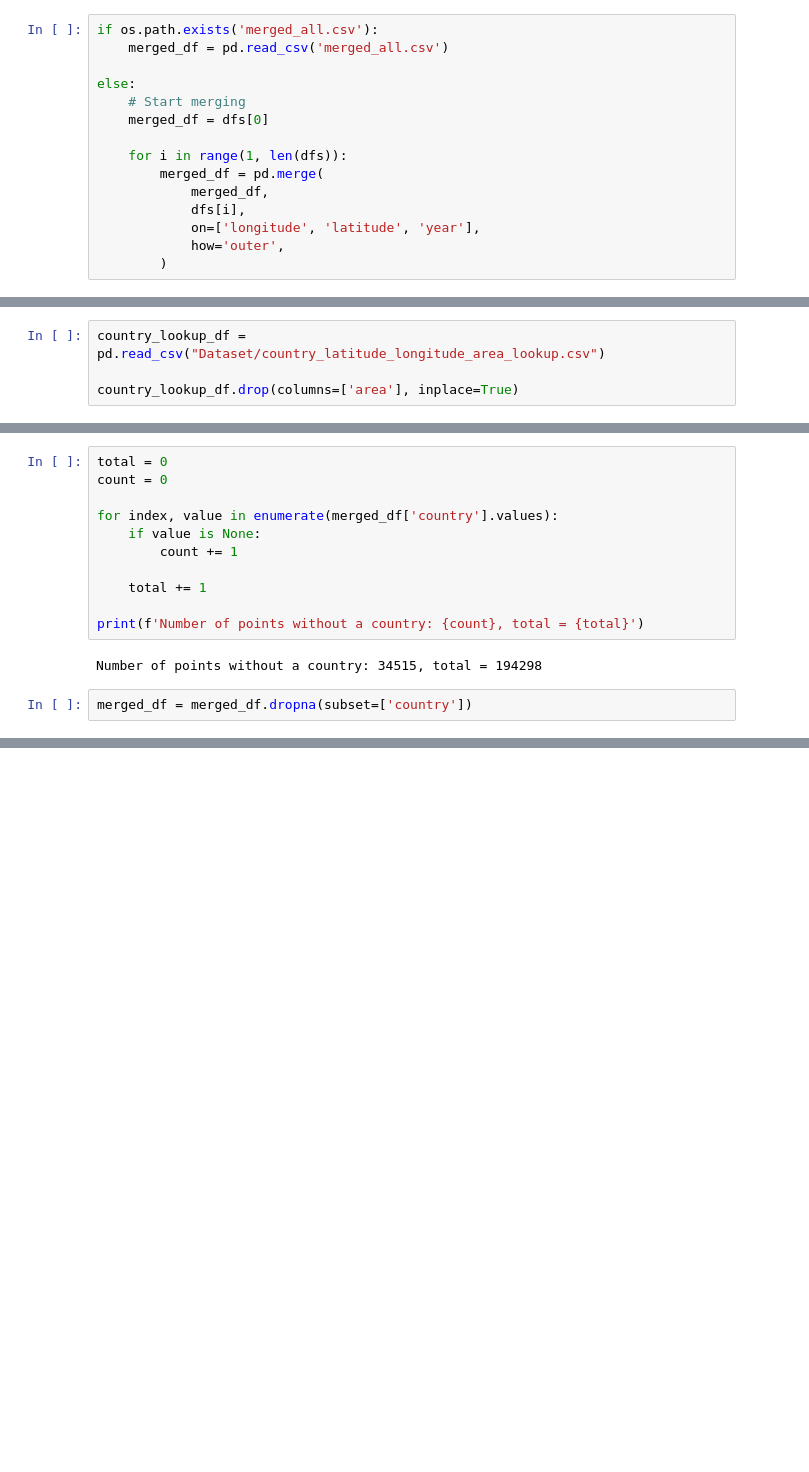
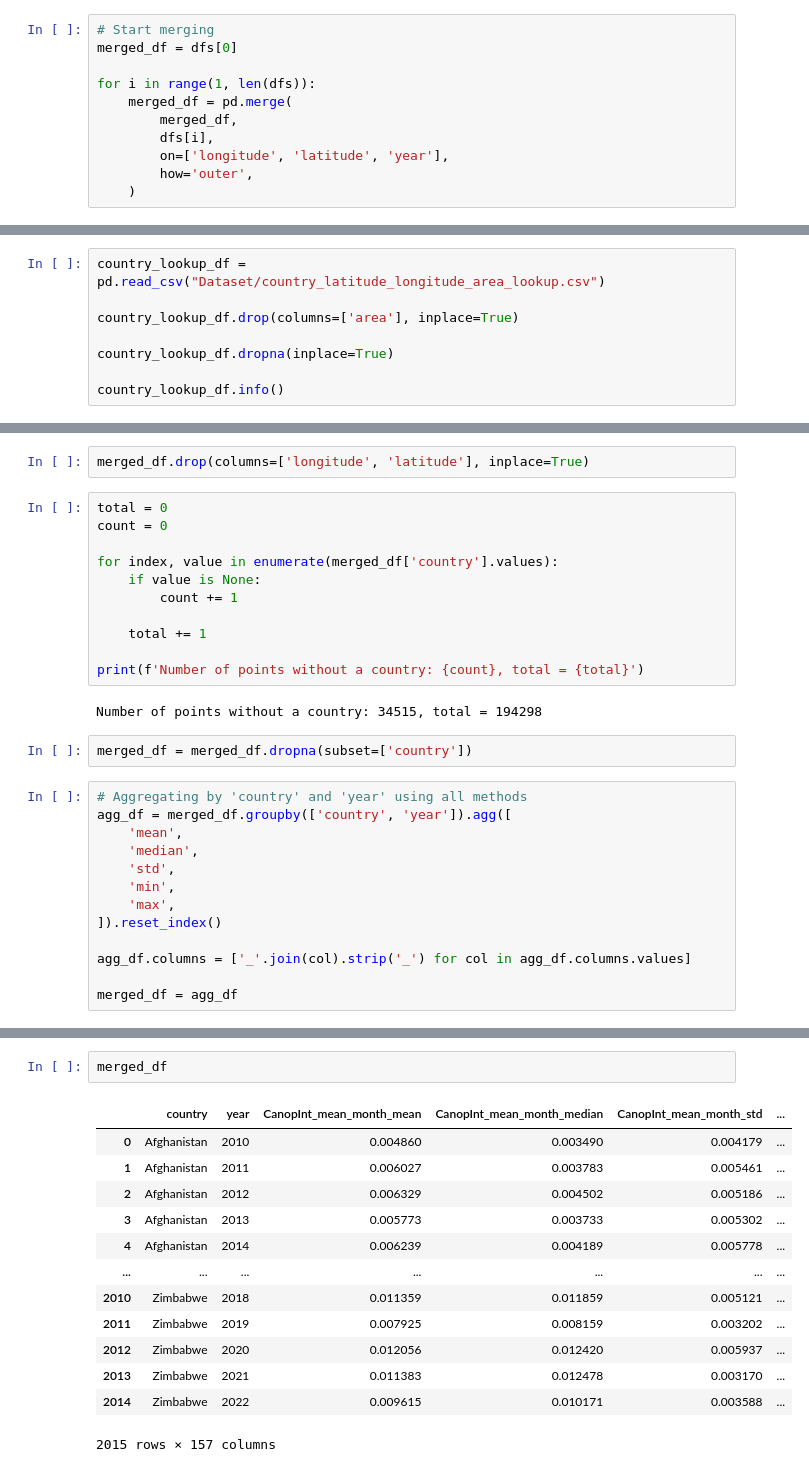
Before and after one commit to Ahmed-Sameh-MM/Crop-Yield-Predictor, a Jupyter notebook: code.ipynb, the cells around one changed output, grey strips where cells are left out. Saved outputs shown, nothing was run; the diff lists cells and outputs as text; blank space fills up the shorter version.

```diff
--- a/code.ipynb
+++ b/code.ipynb
@@ -79,20 +132,16 @@ for df in dfs:
 
     df.drop(columns=month_cols, inplace=True)
 # %%
-if os.path.exists('merged_all.csv'):
-    merged_df = pd.read_csv('merged_all.csv')
+# Start merging
+merged_df = dfs[0]
 
-else:
-    # Start merging
-    merged_df = dfs[0]
-
-    for i in range(1, len(dfs)):
-        merged_df = pd.merge(
-            merged_df,
-            dfs[i],
-            on=['longitude', 'latitude', 'year'],
-            how='outer',
-        )
+for i in range(1, len(dfs)):
+    merged_df = pd.merge(
+        merged_df,
+        dfs[i],
+        on=['longitude', 'latitude', 'year'],
+        how='outer',
+    )
 # %%
 land_cover_df = pd.read_csv("Dataset/Land_cover_percent_data.csv")
 
@@ -130,3 +176,7 @@ None
 country_lookup_df = pd.read_csv("Dataset/country_latitude_longitude_area_lookup.csv")
 
 country_lookup_df.drop(columns=['area'], inplace=True)
+
+country_lookup_df.dropna(inplace=True)
+
+country_lookup_df.info()
@@ -188,3 +245,5 @@ print(merged_df)
+# %%
+merged_df.drop(columns=['longitude', 'latitude'], inplace=True)
 # %%
 total = 0
 count = 0
@@ -200,6 +259,19 @@ print(f'Number of points without a country: {count}, total = {total}')
 Number of points without a country: 34515, total = 194298
 # %%
 merged_df = merged_df.dropna(subset=['country'])
+# %%
+# Aggregating by 'country' and 'year' using all methods
+agg_df = merged_df.groupby(['country', 'year']).agg([
+    'mean',
+    'median',
+    'std',
+    'min',
+    'max',
+]).reset_index()
+
+agg_df.columns = ['_'.join(col).strip('_') for col in agg_df.columns.values]
+
+merged_df = agg_df
 # %%
 yield_production_df = pd.read_csv("Dataset/Yield_and_Production_data.csv")
 
@@ -238,0 +316,16 @@ def create_feature_matrix(base_df, env_data_dict):
+# %%
+merged_df
+# %% [output]
+|  | country | year | CanopInt_mean_month_mean | CanopInt_mean_month_median | CanopInt_mean_month_std | ... |
+| 0 | Afghanistan | 2010 | 0.004860 | 0.003490 | 0.004179 | ... |
+| 1 | Afghanistan | 2011 | 0.006027 | 0.003783 | 0.005461 | ... |
+| 2 | Afghanistan | 2012 | 0.006329 | 0.004502 | 0.005186 | ... |
+| 3 | Afghanistan | 2013 | 0.005773 | 0.003733 | 0.005302 | ... |
+| 4 | Afghanistan | 2014 | 0.006239 | 0.004189 | 0.005778 | ... |
+| ... | ... | ... | ... | ... | ... | ... |
+| 2010 | Zimbabwe | 2018 | 0.011359 | 0.011859 | 0.005121 | ... |
+| 2011 | Zimbabwe | 2019 | 0.007925 | 0.008159 | 0.003202 | ... |
+| 2012 | Zimbabwe | 2020 | 0.012056 | 0.012420 | 0.005937 | ... |
+| 2013 | Zimbabwe | 2021 | 0.011383 | 0.012478 | 0.003170 | ... |
+| 2014 | Zimbabwe | 2022 | 0.009615 | 0.010171 | 0.003588 | ... |
+2015 rows × 157 columns
```
Also changed, not shown: parts of 51 cells of this notebook, 3 other files.
